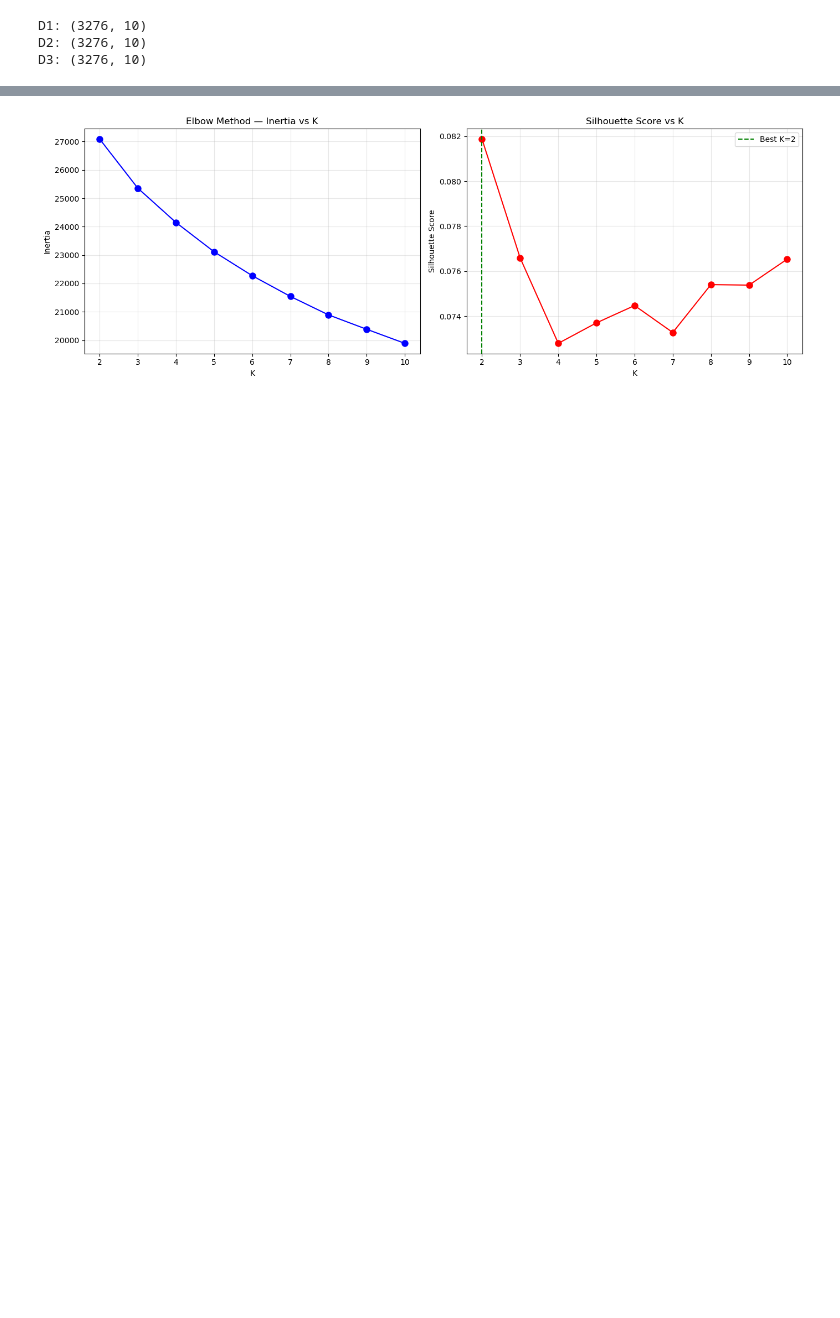
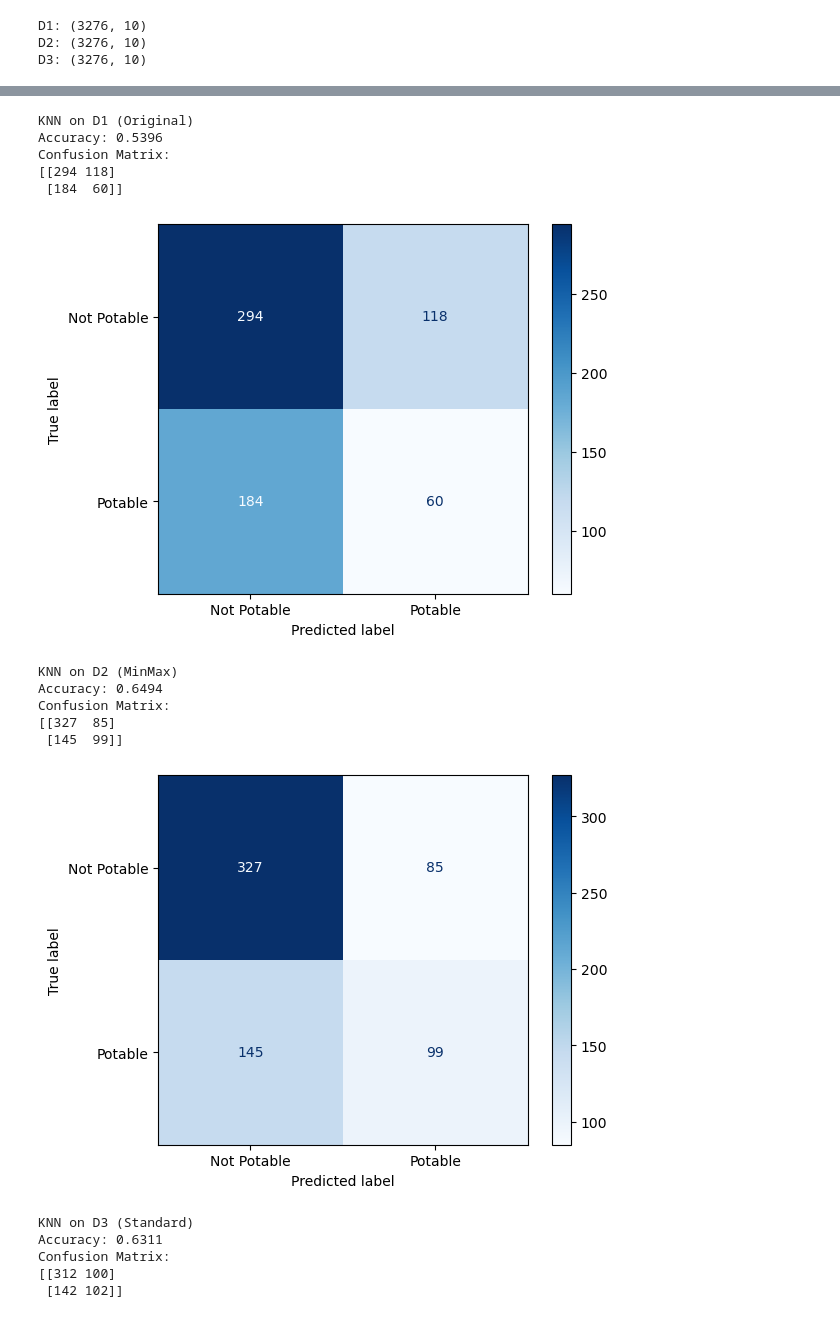
Before and after one commit to ryanpintor/MACHINE-LEARNING-PROJECT, a Jupyter notebook: drea.ipynb, the cells around one changed output, grey strips where cells are left out. Cells and saved outputs as stored; diff of their text form; code cells hidden in the pictures; blank space fills up the shorter version.

```diff
--- a/drea.ipynb
+++ b/drea.ipynb
@@ -152,17 +158,5 @@ C3 = D3.drop(columns=['Potability'])
 # %%
-#Find best K using Elbow and Silhouette
-
-k_range = range(2, 11)
-inertias = []
-silhouette_scores = []
-
-for k in k_range:
-    km = KMeans(n_clusters=k, random_state=42, n_init=10)
-    km.fit(C3)
-    inertias.append(km.inertia_)
-    silhouette_scores.append(silhouette_score(C3, km.labels_))
-    print(f'K={k} | Inertia: {km.inertia_:,.2f} | Silhouette: {silhouette_score(C3, km.labels_):.4f}')
-
-best_k = k_range[silhouette_scores.index(max(silhouette_scores))]
-print(f'\nBest K: {best_k} (Silhouette={max(silhouette_scores):.4f})')
+results['DT on D1'] = evaluate_model(DecisionTreeClassifier(random_state=42), X1_train, X1_test, y1_train, y1_test, 'Decision Tree', 'D1 (Original)')
+results['DT on D2'] = evaluate_model(DecisionTreeClassifier(random_state=42), X2_train, X2_test, y2_train, y2_test, 'Decision Tree', 'D2 (MinMax)')
+results['DT on D3'] = evaluate_model(DecisionTreeClassifier(random_state=42), X3_train, X3_test, y3_train, y3_test, 'Decision Tree', 'D3 (Standard)')
 # %% [output]
@@ -194,23 +183,22 @@ Best K: 2 (Silhouette=0.0819)
 # %%
-#Plot Elbow and Silhouette
-
-fig, axes = plt.subplots(1, 2, figsize=(14, 5))
-
-axes[0].plot(k_range, inertias, 'bo-', markersize=8)
-axes[0].set_title('Elbow Method — Inertia vs K')
-axes[0].set_xlabel('K')
-axes[0].set_ylabel('Inertia')
-axes[0].grid(True, alpha=0.3)
-
-axes[1].plot(k_range, silhouette_scores, 'ro-', markersize=8)
-axes[1].axvline(x=best_k, linestyle='--', color='green', label=f'Best K={best_k}')
-axes[1].set_title('Silhouette Score vs K')
-axes[1].set_xlabel('K')
-axes[1].set_ylabel('Silhouette Score')
-axes[1].legend()
-axes[1].grid(True, alpha=0.3)
-
-plt.tight_layout()
-plt.show()
+results['KNN on D1'] = evaluate_model(KNeighborsClassifier(n_neighbors=5), X1_train, X1_test, y1_train, y1_test, 'KNN', 'D1 (Original)')
+results['KNN on D2'] = evaluate_model(KNeighborsClassifier(n_neighbors=5), X2_train, X2_test, y2_train, y2_test, 'KNN', 'D2 (MinMax)')
+results['KNN on D3'] = evaluate_model(KNeighborsClassifier(n_neighbors=5), X3_train, X3_test, y3_train, y3_test, 'KNN', 'D3 (Standard)')
 # %% [output]
+KNN on D1 (Original)
+Accuracy: 0.5396
+Confusion Matrix:
+[[294 118]
+ [184  60]]
-[figure, old version]
+[figure, new version]
+KNN on D2 (MinMax)
+Accuracy: 0.6494
+Confusion Matrix:
+[[327  85]
+ [145  99]]
+[figure, added]
+KNN on D3 (Standard)
+Accuracy: 0.6311
+Confusion Matrix:
+[[312 100]
+ [142 102]]
```
Also changed, not shown: parts of 28 cells of this notebook.
